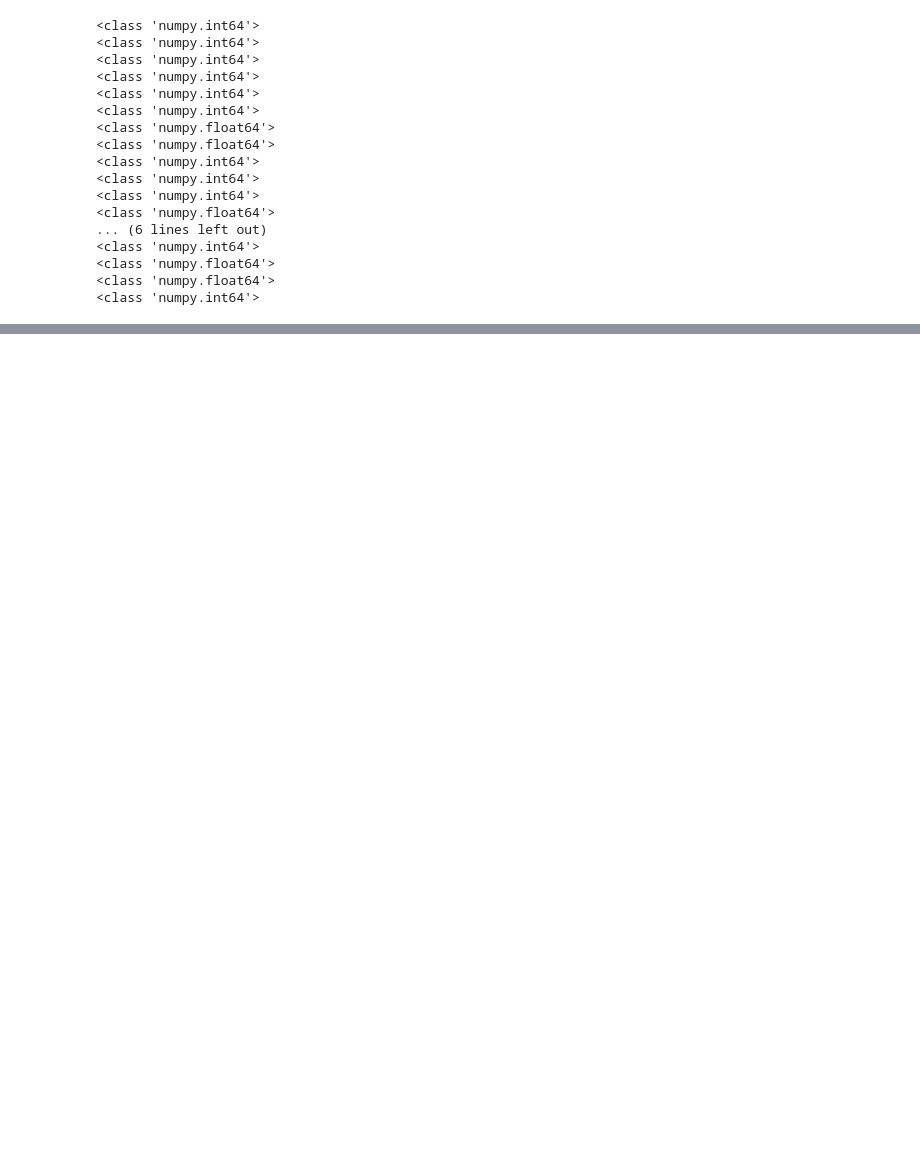
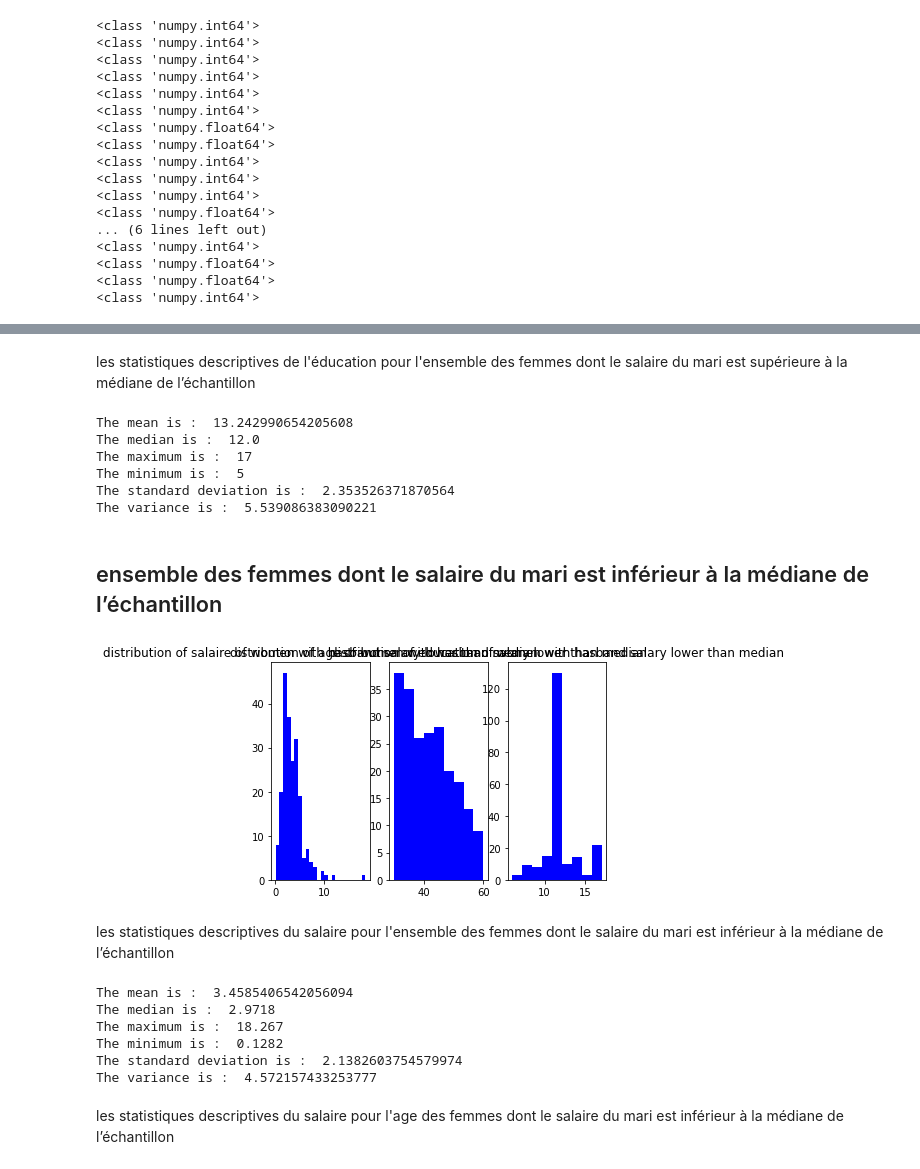
Before and after one commit to Antoninnnn/Econometrics_projet, a Jupyter notebook: src/P1.ipynb, the cells around one changed output, grey strips where cells are left out. Drawn from its saved outputs; the diff is of its cells as text; code cells hidden in the pictures; blank space fills up the shorter version.

```diff
--- a/src/P1.ipynb
+++ b/src/P1.ipynb
@@ -26,0 +149,51 @@ for i in range(22):
+# %% [markdown]
+les statistiques descriptives de l'éducation pour l'ensemble des femmes dont le salaire du mari est supérieure à la médiane de l’échantillon
+# %%
+print('The mean is : ', np.mean(dt_p1.educ[dt_p1.huswage>=mediane_e]))
+print('The median is : ', np.median(dt_p1.educ[dt_p1.huswage>=mediane_e]))
+print('The maximum is : ', np.max(dt_p1.educ[dt_p1.huswage>=mediane_e]))
+print('The minimum is : ', np.min(dt_p1.educ[dt_p1.huswage>=mediane_e]))
+print('The standard deviation is : ', np.std(dt_p1.educ[dt_p1.huswage>=mediane_e]))
+print('The variance is : ', np.var(dt_p1.educ[dt_p1.huswage>=mediane_e]))
+# %% [output]
+The mean is :  13.242990654205608
+The median is :  12.0
+The maximum is :  17
+The minimum is :  5
+The standard deviation is :  2.353526371870564
+The variance is :  5.539086383090221
+# %% [markdown]
+## ensemble des femmes dont le salaire du mari est inférieur à la médiane de l’échantillon
+# %%
+plt.subplot(131)
+plt.hist(dt_p1.wage[dt_p1.huswage<mediane_e],'auto',color = 'b')
+plt.title('distribution of salaire of women with hasband salary lower than median')
+
+plt.subplot(132)
+plt.hist(dt_p1.age[dt_p1.huswage<mediane_e],'auto',color = 'b')
+plt.title('distribution of age of women with hasband salary lower than median')
+
+plt.subplot(133)
+plt.hist(dt_p1.educ[dt_p1.huswage<mediane_e],'auto',color = 'b')
+plt.title('distribution of education of women with hasband salary lower than median')
+plt.show()
+# %% [output]
+[figure, added]
+# %% [markdown]
+les statistiques descriptives du salaire pour l'ensemble des femmes dont le salaire du mari est inférieur à la médiane de l’échantillon
+# %%
+print('The mean is : ', np.mean(dt_p1.wage[dt_p1.huswage<mediane_e]))
+print('The median is : ', np.median(dt_p1.wage[dt_p1.huswage<mediane_e]))
+print('The maximum is : ', np.max(dt_p1.wage[dt_p1.huswage<mediane_e]))
+print('The minimum is : ', np.min(dt_p1.wage[dt_p1.huswage<mediane_e]))
+print('The standard deviation is : ', np.std(dt_p1.wage[dt_p1.huswage<mediane_e]))
+print('The variance is : ', np.var(dt_p1.wage[dt_p1.huswage<mediane_e]))
+# %% [output]
+The mean is :  3.4585406542056094
+The median is :  2.9718
+The maximum is :  18.267
+The minimum is :  0.1282
+The standard deviation is :  2.1382603754579974
+The variance is :  4.572157433253777
+# %% [markdown]
+les statistiques descriptives du salaire pour l'age des femmes dont le salaire du mari est inférieur à la médiane de l’échantillon
```
Also changed, not shown: parts of 41 cells of this notebook, 1 other file.
